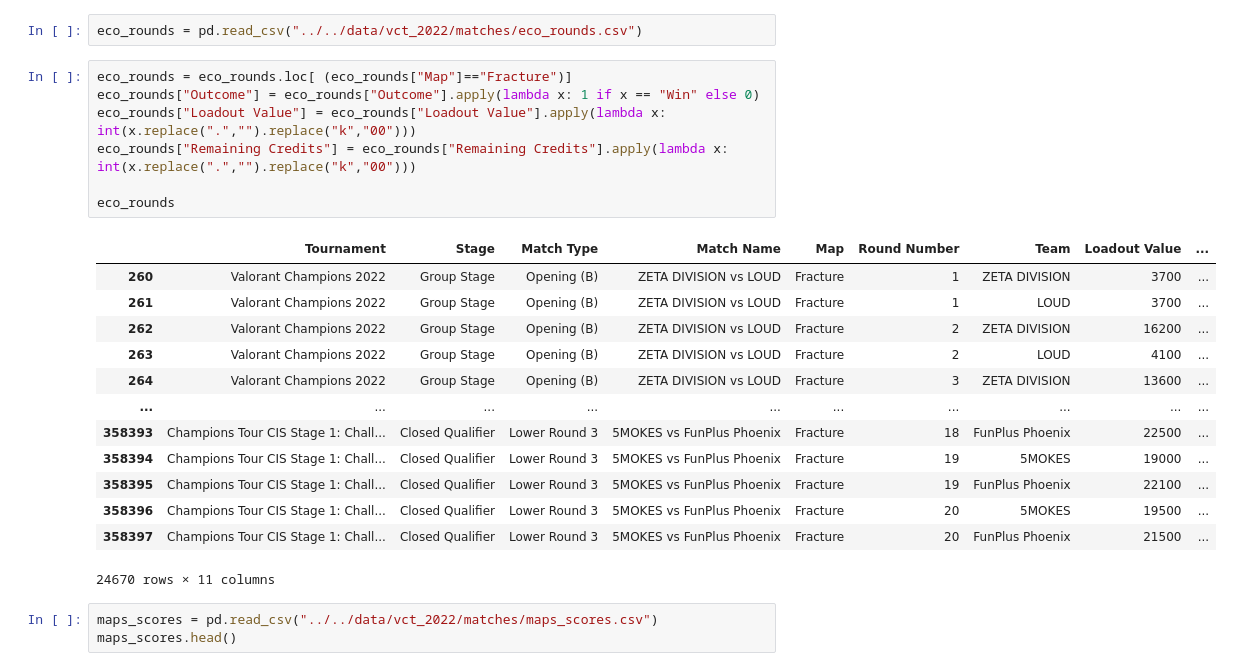
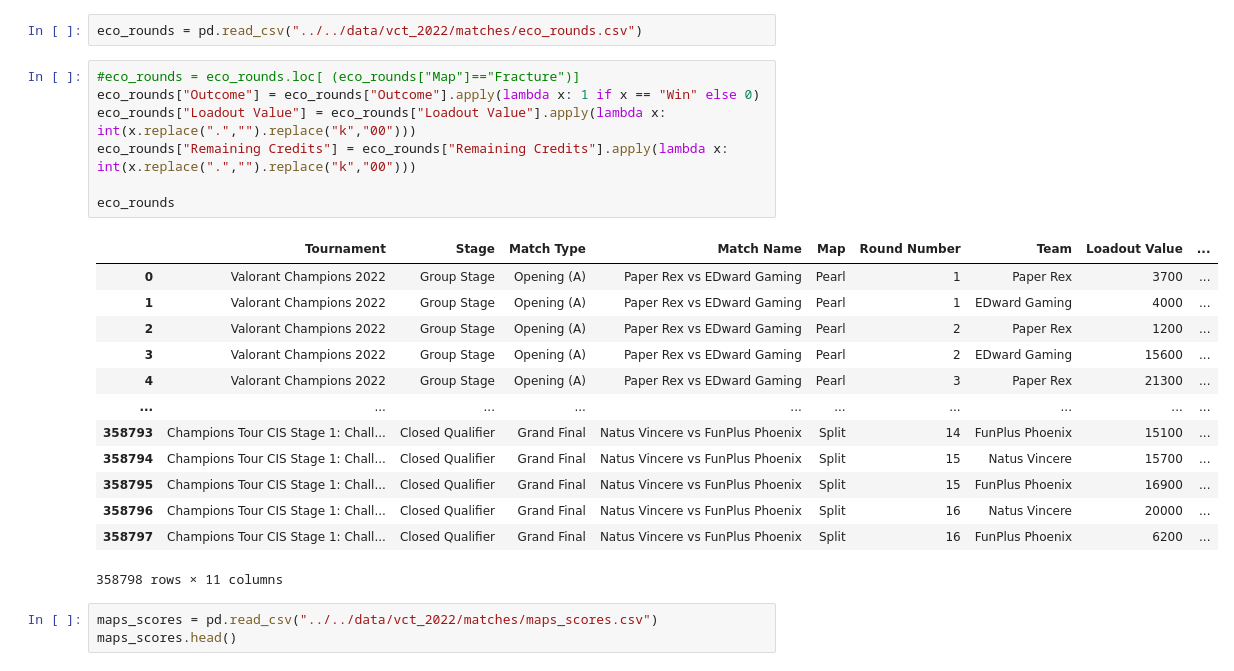
Before and after one commit to ahrlim/vct-erdos-project, a Jupyter notebook: notebooks/Economy/vct_2022_eco_rounds_exploration.ipynb, the cells around one changed output. Cells and saved outputs as stored; diff of their text form.

```diff
--- a/notebooks/Economy/vct_2022_eco_rounds_exploration.ipynb
+++ b/notebooks/Economy/vct_2022_eco_rounds_exploration.ipynb
@@ -4,26 +4,26 @@ import numpy as np
 # %%
 eco_rounds = pd.read_csv("../../data/vct_2022/matches/eco_rounds.csv")
 # %%
-eco_rounds = eco_rounds.loc[ (eco_rounds["Map"]=="Fracture")]
+#eco_rounds = eco_rounds.loc[ (eco_rounds["Map"]=="Fracture")]
 eco_rounds["Outcome"] = eco_rounds["Outcome"].apply(lambda x: 1 if x == "Win" else 0)
 eco_rounds["Loadout Value"] = eco_rounds["Loadout Value"].apply(lambda x: int(x.replace(".","").replace("k","00")))
 eco_rounds["Remaining Credits"] = eco_rounds["Remaining Credits"].apply(lambda x: int(x.replace(".","").replace("k","00")))
 
 eco_rounds
 # %% [output]
 |  | Tournament | Stage | Match Type | Match Name | Map | Round Number | Team | Loadout Value | ... |
-| 260 | Valorant Champions 2022 | Group Stage | Opening (B) | ZETA DIVISION vs LOUD | Fracture | 1 | ZETA DIVISION | 3700 | ... |
-| 261 | Valorant Champions 2022 | Group Stage | Opening (B) | ZETA DIVISION vs LOUD | Fracture | 1 | LOUD | 3700 | ... |
-| 262 | Valorant Champions 2022 | Group Stage | Opening (B) | ZETA DIVISION vs LOUD | Fracture | 2 | ZETA DIVISION | 16200 | ... |
-| 263 | Valorant Champions 2022 | Group Stage | Opening (B) | ZETA DIVISION vs LOUD | Fracture | 2 | LOUD | 4100 | ... |
-| 264 | Valorant Champions 2022 | Group Stage | Opening (B) | ZETA DIVISION vs LOUD | Fracture | 3 | ZETA DIVISION | 13600 | ... |
+| 0 | Valorant Champions 2022 | Group Stage | Opening (A) | Paper Rex vs EDward Gaming | Pearl | 1 | Paper Rex | 3700 | ... |
+| 1 | Valorant Champions 2022 | Group Stage | Opening (A) | Paper Rex vs EDward Gaming | Pearl | 1 | EDward Gaming | 4000 | ... |
+| 2 | Valorant Champions 2022 | Group Stage | Opening (A) | Paper Rex vs EDward Gaming | Pearl | 2 | Paper Rex | 1200 | ... |
+| 3 | Valorant Champions 2022 | Group Stage | Opening (A) | Paper Rex vs EDward Gaming | Pearl | 2 | EDward Gaming | 15600 | ... |
+| 4 | Valorant Champions 2022 | Group Stage | Opening (A) | Paper Rex vs EDward Gaming | Pearl | 3 | Paper Rex | 21300 | ... |
 | ... | ... | ... | ... | ... | ... | ... | ... | ... | ... |
-| 358393 | Champions Tour CIS Stage 1: Chall... | Closed Qualifier | Lower Round 3 | 5MOKES vs FunPlus Phoenix | Fracture | 18 | FunPlus Phoenix | 22500 | ... |
-| 358394 | Champions Tour CIS Stage 1: Chall... | Closed Qualifier | Lower Round 3 | 5MOKES vs FunPlus Phoenix | Fracture | 19 | 5MOKES | 19000 | ... |
-| 358395 | Champions Tour CIS Stage 1: Chall... | Closed Qualifier | Lower Round 3 | 5MOKES vs FunPlus Phoenix | Fracture | 19 | FunPlus Phoenix | 22100 | ... |
-| 358396 | Champions Tour CIS Stage 1: Chall... | Closed Qualifier | Lower Round 3 | 5MOKES vs FunPlus Phoenix | Fracture | 20 | 5MOKES | 19500 | ... |
-| 358397 | Champions Tour CIS Stage 1: Chall... | Closed Qualifier | Lower Round 3 | 5MOKES vs FunPlus Phoenix | Fracture | 20 | FunPlus Phoenix | 21500 | ... |
+| 358793 | Champions Tour CIS Stage 1: Chall... | Closed Qualifier | Grand Final | Natus Vincere vs FunPlus Phoenix | Split | 14 | FunPlus Phoenix | 15100 | ... |
+| 358794 | Champions Tour CIS Stage 1: Chall... | Closed Qualifier | Grand Final | Natus Vincere vs FunPlus Phoenix | Split | 15 | Natus Vincere | 15700 | ... |
+| 358795 | Champions Tour CIS Stage 1: Chall... | Closed Qualifier | Grand Final | Natus Vincere vs FunPlus Phoenix | Split | 15 | FunPlus Phoenix | 16900 | ... |
+| 358796 | Champions Tour CIS Stage 1: Chall... | Closed Qualifier | Grand Final | Natus Vincere vs FunPlus Phoenix | Split | 16 | Natus Vincere | 20000 | ... |
+| 358797 | Champions Tour CIS Stage 1: Chall... | Closed Qualifier | Grand Final | Natus Vincere vs FunPlus Phoenix | Split | 16 | FunPlus Phoenix | 6200 | ... |
-24670 rows × 11 columns
+358798 rows × 11 columns
 # %%
 maps_scores = pd.read_csv("../../data/vct_2022/matches/maps_scores.csv")
 maps_scores.head()
```
Also changed, not shown: parts of 10 cells of this notebook, 5 other files.
